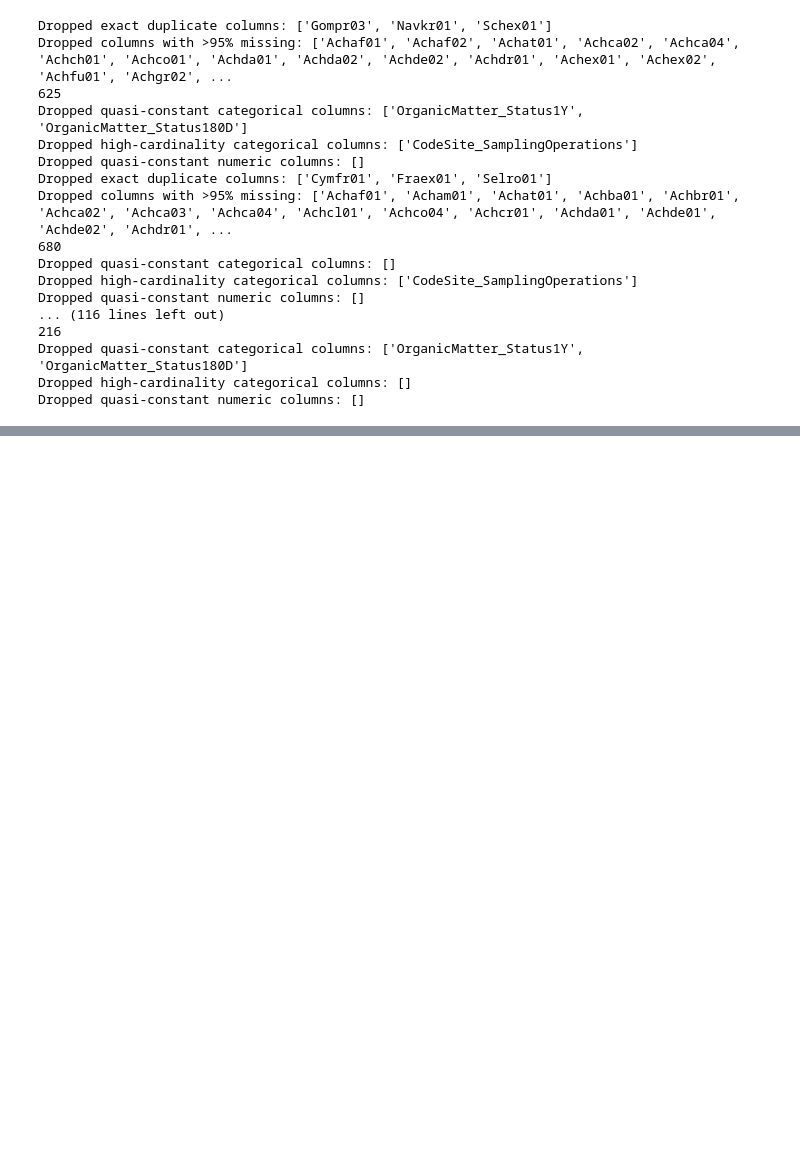
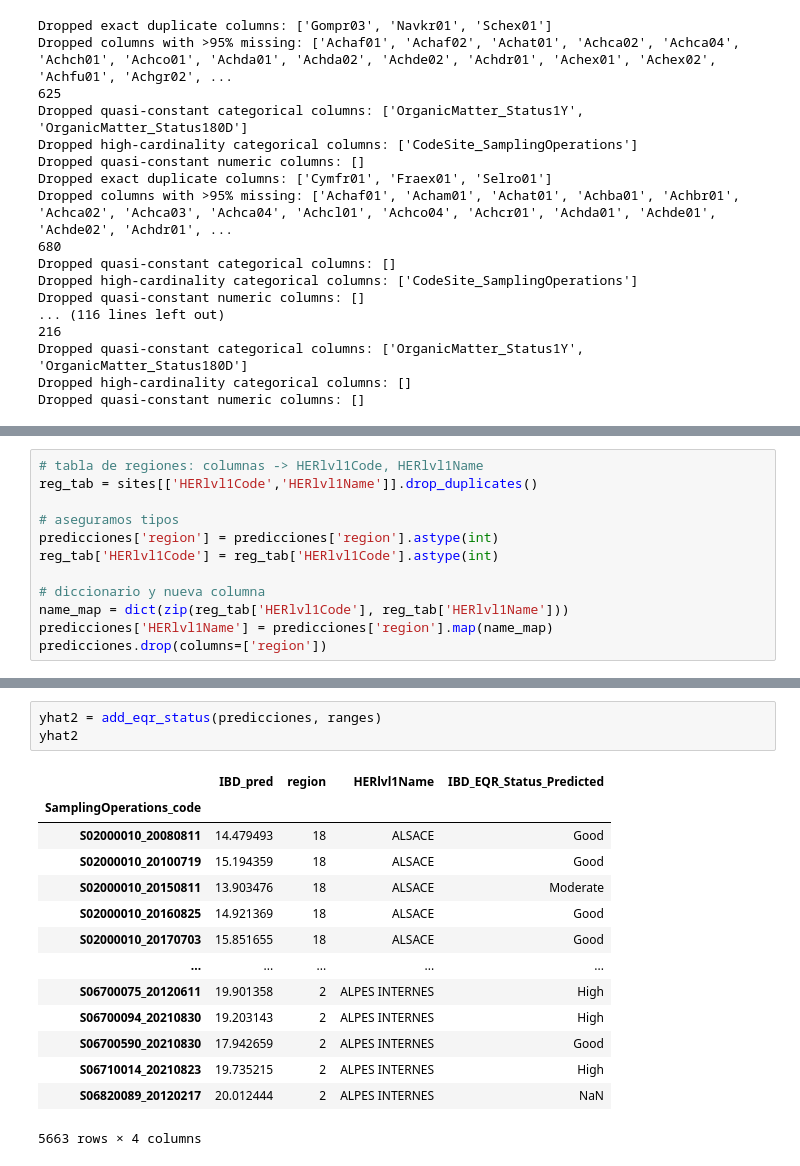
Before and after one commit to heritaco/Empilement-Tobit-CatBoost-et-interpolation-laplacienne-spatio-temporelle-pour-l-IBD-EQR, a Jupyter notebook: notebooks/06_cb_regression/deatraradelanteadtas.ipynb, the cells around one changed output, grey strips where cells are left out. Drawn from its saved outputs; the diff is of its cells as text; blank space fills up the shorter version.

```diff
--- a/notebooks/06_cb_regression/deatraradelanteadtas.ipynb
+++ b/notebooks/06_cb_regression/deatraradelanteadtas.ipynb
@@ -1019,0 +1043,12 @@ Dropped quasi-constant numeric columns: []
+# %%
+# tabla de regiones: columnas -> HERlvl1Code, HERlvl1Name
+reg_tab = sites[['HERlvl1Code','HERlvl1Name']].drop_duplicates()
+
+# aseguramos tipos
+predicciones['region'] = predicciones['region'].astype(int)
+reg_tab['HERlvl1Code'] = reg_tab['HERlvl1Code'].astype(int)
+
+# diccionario y nueva columna
+name_map = dict(zip(reg_tab['HERlvl1Code'], reg_tab['HERlvl1Name']))
+predicciones['HERlvl1Name'] = predicciones['region'].map(name_map)
+predicciones.drop(columns=['region'])
@@ -1019,0 +1148,18 @@ Dropped quasi-constant numeric columns: []
+# %%
+yhat2 = add_eqr_status(predicciones, ranges)
+yhat2
+# %% [output]
+|  | IBD_pred | region | HERlvl1Name | IBD_EQR_Status_Predicted |
+| SamplingOperations_code |  |  |  |  |
+| S02000010_20080811 | 14.479493 | 18 | ALSACE | Good |
+| S02000010_20100719 | 15.194359 | 18 | ALSACE | Good |
+| S02000010_20150811 | 13.903476 | 18 | ALSACE | Moderate |
+| S02000010_20160825 | 14.921369 | 18 | ALSACE | Good |
+| S02000010_20170703 | 15.851655 | 18 | ALSACE | Good |
+| ... | ... | ... | ... | ... |
+| S06700075_20120611 | 19.901358 | 2 | ALPES INTERNES | High |
+| S06700094_20210830 | 19.203143 | 2 | ALPES INTERNES | High |
+| S06700590_20210830 | 17.942659 | 2 | ALPES INTERNES | Good |
+| S06710014_20210823 | 19.735215 | 2 | ALPES INTERNES | High |
+| S06820089_20120217 | 20.012444 | 2 | ALPES INTERNES | NaN |
+5663 rows × 4 columns
```
Also changed, not shown: parts of 24 cells of this notebook, 2 other files.
